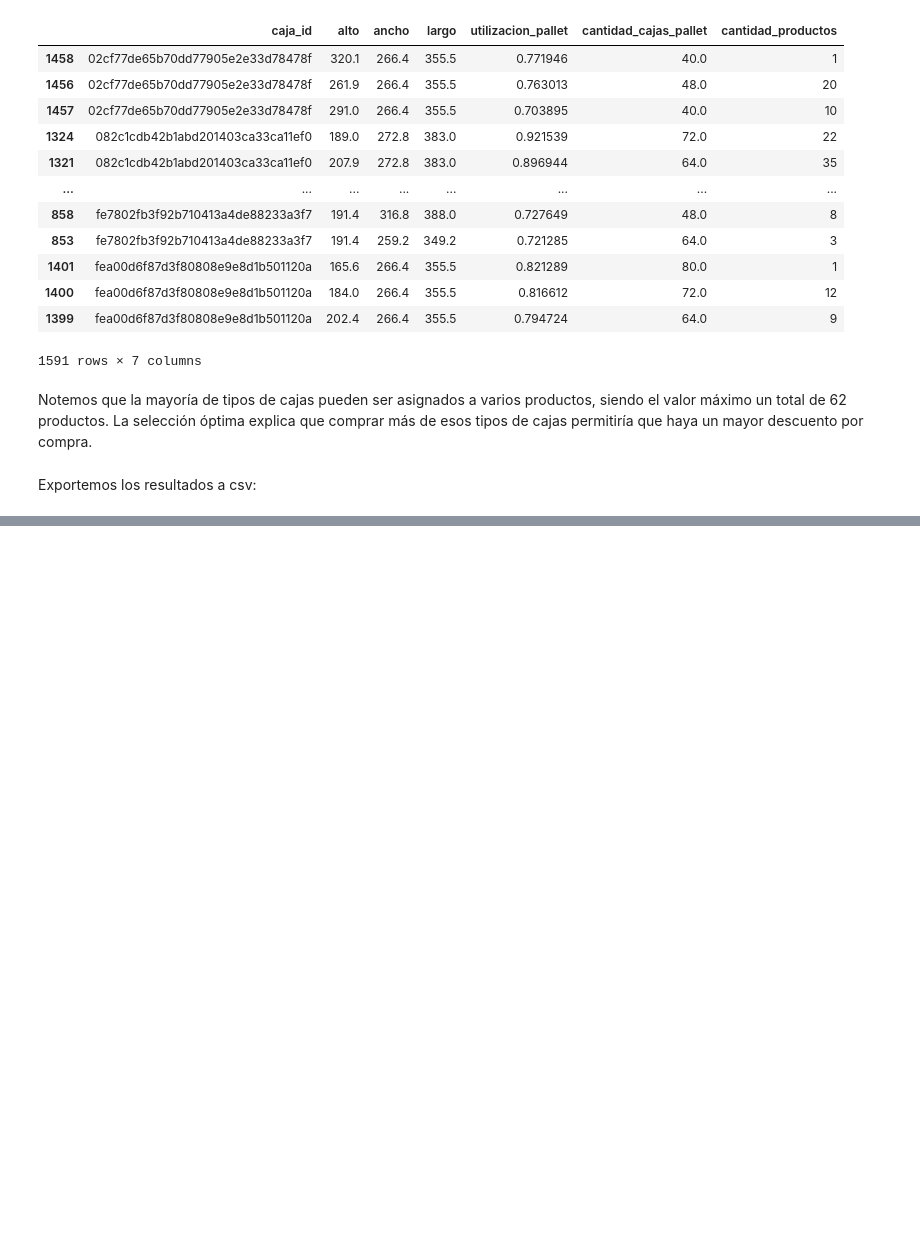
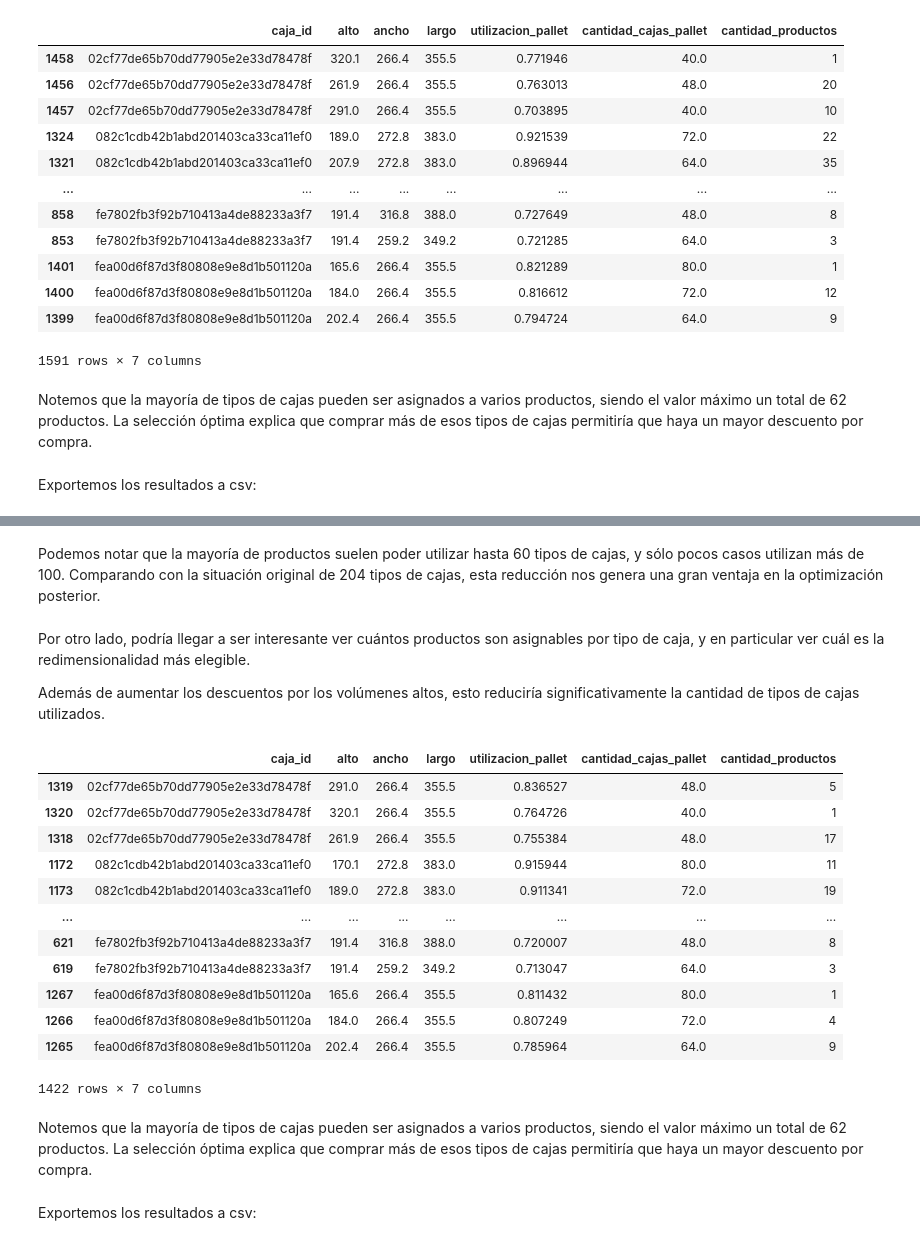
Before and after one commit to demianelnecave/AlixPartners-Competencia-Datos, a Jupyter notebook: 6.factibilidad copy.ipynb, the cells around one changed output, grey strips where cells are left out. Cells and saved outputs as stored; diff of their text form; code cells hidden in the pictures; blank space fills up the shorter version.

```diff
--- a/6.factibilidad copy.ipynb
+++ b/6.factibilidad copy.ipynb
@@ -251,0 +541,68 @@ df_exportar.to_csv('Factibilidad/factibilidad2_5mm.csv', index=False)
+# %% [markdown]
+Podemos notar que la mayoría de productos suelen poder utilizar hasta 60 tipos de cajas, y sólo pocos casos utilizan más de 100. Comparando con la situación original de 204 tipos de cajas, esta reducción nos genera una gran ventaja en la optimización posterior.
+# %% [markdown]
+Por otro lado, podría llegar a ser interesante ver cuántos productos son asignables por tipo de caja, y en particular ver cuál es la redimensionalidad más elegible.
+
+Además de aumentar los descuentos por los volúmenes altos, esto reduciría significativamente la cantidad de tipos de cajas utilizados.
+# %%
+conteo_redimensiones = {}
+
+for codigo_producto, cajas_asignables in redimensiones_cajas_factibles_4p5mm.items():
+    for caja_id, redimensiones in cajas_asignables.items():
+        # Si la caja no existe, crearla
+        if caja_id not in conteo_redimensiones:
+            conteo_redimensiones[caja_id] = {}
+
+        for combinacion in redimensiones:
+            clave_redim = (
+                combinacion['alto'],
+                combinacion['ancho'],
+                combinacion['largo'],
+                combinacion['utilizacion_pallet'],
+                combinacion['cantidad_cajas_pallet']
+            )
+
+            # Si la clave no existe, inicializarla en 0
+            if clave_redim not in conteo_redimensiones[caja_id]:
+                conteo_redimensiones[caja_id][clave_redim] = 0
+
+            # Incrementar
+            conteo_redimensiones[caja_id][clave_redim] += 1
+# %%
+data = []
+
+for caja_id, redimensiones in conteo_redimensiones.items():
+    for (alto, ancho, largo, utilizacion, cajas_pallet), cantidad in redimensiones.items():
+        data.append({
+            'caja_id': caja_id,
+            'alto': alto,
+            'ancho': ancho,
+            'largo': largo,
+            'utilizacion_pallet': utilizacion,
+            'cantidad_cajas_pallet': cajas_pallet,
+            'cantidad_productos': cantidad
+        })
+
+df_conteo = pd.DataFrame(data)
+
+# Ordenar por cantidad de productos (de mayor a menor)
+df_conteo = df_conteo.sort_values(['caja_id', 'utilizacion_pallet'], ascending=[True, False])
+df_conteo
+# %% [output]
+|  | caja_id | alto | ancho | largo | utilizacion_pallet | cantidad_cajas_pallet | cantidad_productos |
+| 1319 | 02cf77de65b70dd77905e2e33d78478f | 291.0 | 266.4 | 355.5 | 0.836527 | 48.0 | 5 |
+| 1320 | 02cf77de65b70dd77905e2e33d78478f | 320.1 | 266.4 | 355.5 | 0.764726 | 40.0 | 1 |
+| 1318 | 02cf77de65b70dd77905e2e33d78478f | 261.9 | 266.4 | 355.5 | 0.755384 | 48.0 | 17 |
+| 1172 | 082c1cdb42b1abd201403ca33ca11ef0 | 170.1 | 272.8 | 383.0 | 0.915944 | 80.0 | 11 |
+| 1173 | 082c1cdb42b1abd201403ca33ca11ef0 | 189.0 | 272.8 | 383.0 | 0.911341 | 72.0 | 19 |
+| ... | ... | ... | ... | ... | ... | ... | ... |
+| 621 | fe7802fb3f92b710413a4de88233a3f7 | 191.4 | 316.8 | 388.0 | 0.720007 | 48.0 | 8 |
+| 619 | fe7802fb3f92b710413a4de88233a3f7 | 191.4 | 259.2 | 349.2 | 0.713047 | 64.0 | 3 |
+| 1267 | fea00d6f87d3f80808e9e8d1b501120a | 165.6 | 266.4 | 355.5 | 0.811432 | 80.0 | 1 |
+| 1266 | fea00d6f87d3f80808e9e8d1b501120a | 184.0 | 266.4 | 355.5 | 0.807249 | 72.0 | 4 |
+| 1265 | fea00d6f87d3f80808e9e8d1b501120a | 202.4 | 266.4 | 355.5 | 0.785964 | 64.0 | 9 |
+1422 rows × 7 columns
+# %% [markdown]
+Notemos que la mayoría de tipos de cajas pueden ser asignados a varios productos, siendo el valor máximo un total de 62 productos. La selección óptima explica que comprar más de esos tipos de cajas permitiría que haya un mayor descuento por compra.
+# %% [markdown]
+Exportemos los resultados a csv:
```
Also changed, not shown: parts of 29 cells of this notebook, 4 other files.
